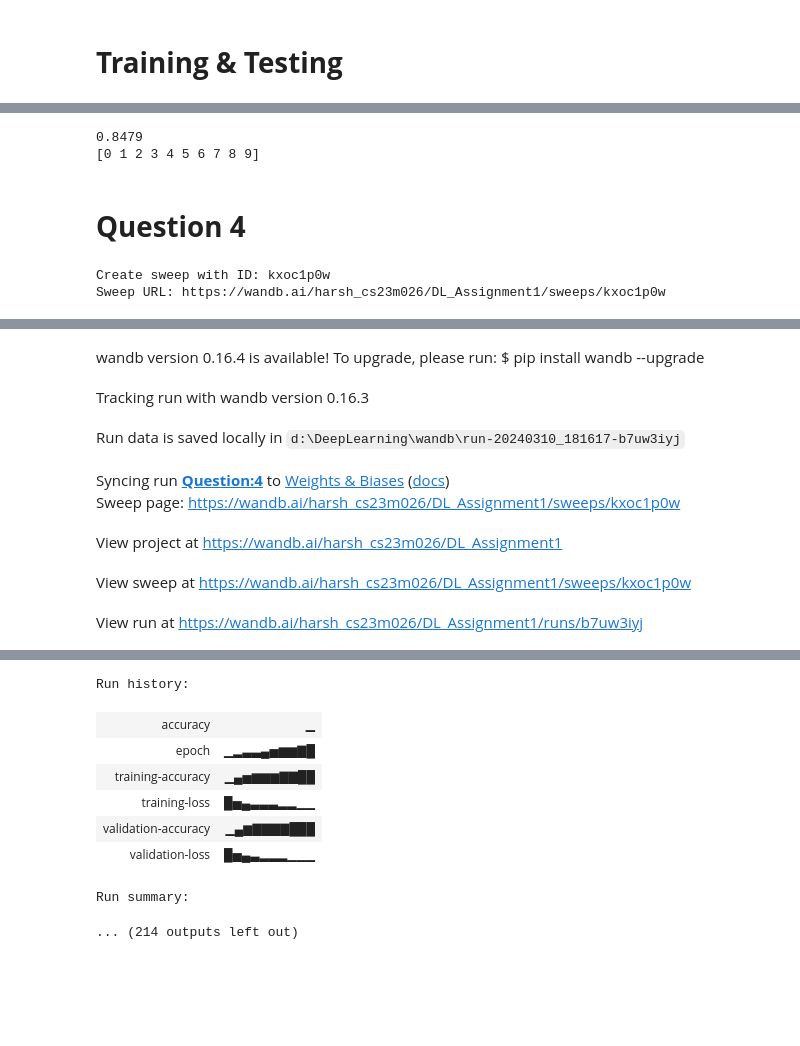
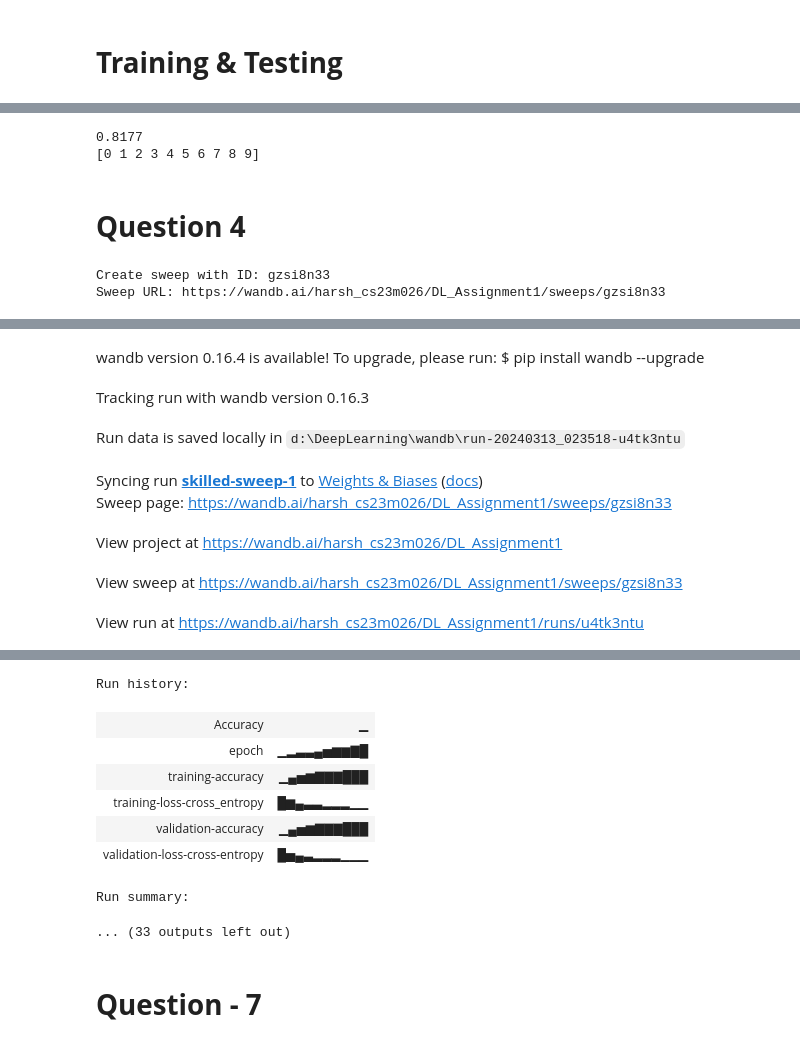
Before and after one commit to harshgupta1806/Feed-Forward-Neural-Network, a Jupyter notebook: DL_Assignment1_Final.ipynb, the cells around one changed output, grey strips where cells are left out. Drawn from its saved outputs; the diff is of its cells as text; code cells hidden in the pictures; blank space fills up the shorter version.

Commit message:
Added Confusion matrix (question - 7), and make code reliable for mnist dataset

```diff
--- a/DL_Assignment1_Final.ipynb
+++ b/DL_Assignment1_Final.ipynb
@@ -210,8 +222,12 @@ class Derivatives:
         Returns:
         - Derivative of the ReLU activation function
         """
-        g = self.fun.ReLU(x)  # Computing ReLU activation
-        return np.where(g > 0, 1, 0)  # Computing and returning derivative
+        # g = self.fun.ReLU(x)  # Computing ReLU activation
+        # return np.where(g > 0, 1, 0)  # Computing and returning derivative
+
+        x[x>0]=1
+        x[x<=0]=0
+        return x
 
 
     def derivatives(self, x, activation_function):
@@ -823,60 +848,60 @@ Validation-loss : 0.3735857713406364, Validation-accuracy:87.2%
 # %%
-test_data = input_matrix(x_test)
+test_data = input_matrix(fashion_mnist_test)
 y_pred1 = my_model.neural_network.forward_propagation(test_data)
 # y_pred2 = n2.forward_propogation(test_data, "tanh")
-accuracy1 = np.mean(np.argmax(y_pred1, axis = 1) == y_test)
+accuracy1 = np.mean(np.argmax(y_pred1, axis = 1) == fashion_mnist_test_label)
 # accuracy2 = np.mean(np.argmax(y_pred2, axis = 1) == y_train)
 
 print(accuracy1)
 print(np.unique(np.argmax(y_pred1, axis = 1)))
 # %% [output]
-0.8479
+0.8177
 [0 1 2 3 4 5 6 7 8 9]
 # %% [markdown]
 # **Question 4**
 # %%
 sweep_config = {
     'method' : 'bayes',
-    'metric' : { 'goal' : 'maximize', 'name' : 'accuracy'},
+    'metric' : { 'goal' : 'maximize', 'name' : 'Accuracy'},
+    'name' : 'mse v/s ce',
 
     'parameters' : {
         'activation' : {'values' : ['tanh', 'ReLU']},
         'batch_size' : {'values' : [32]},
-        'optimizer' : {'values' : ['rmsprop', 'adam', 'nadam']},
+        'optimizer' : {'values' : ['sgd', 'mgd', 'nag', 'rmsprop', 'adam', 'nadam']},
         'epochs' : {'values' : [10]},
         'weight_decay': {'values': [0]},
-        'beta': {'values': [0.5]},
+        'neuron_number' : {'values' : [32, 64]},
+        'beta': {'values': [0.9]}, #rmsprop, mgd, nag
+        'beta1' : {'values' : [0.999]},
         'beta2': {'values': [0.999]},
-        'learning_rate': {'values': [0.0005, 0.0001]},
+        'learning_rate': {'values': [0.001]},
         'initialization':{'values': ['xavier']},
-        'hidden_layers': {'values': [[16, 32, 64, 128, 256]]},
+        'hidden_layers': {'values': [2, 3, 4]},
         'loss_function' : {'values' : ['cross_entropy']},
         'epsilon' : {'values' : [1e-8]},
-        'beta1' : {'values' : [0.9]},
+        'momentum' : {'values' : [0.9]},
+        'dataset' : {'values' : ['fashion_mnist']}
     }
 }
 # %%
 def train():
-    var1 = wandb.init(project="DL_Assignment1", name="Question:4")
+    var1 = wandb.init(project="DL_Assignment1")
     var2 = var1.config
 
     # wandb.run.name = 'Optimizer:- ' + var2.optimizer + ' Epoch:- ' + str(var2.epochs) + " Avtivation_Function :- " + var2.activation + " Batch_Size :- " + str(var2.batch_size) + " Initialization :- " + var2.initialization + \
     #                 ' layers:-' + str(len(var2.hidden_layers)) +' decay:-' + str(var2.weight_decay) + ' beta:-' + str(var2.beta) + ' learning_rate:-' + str(var2.learning_rate) + \
     #                 ' beta2 :- ' + str(var2.beta)
 
-    wandb.run.name = f"hl_{len(var2.hidden_layers)}_bs_{var2.batch_size}_e_{var2.epochs}_act_{var2.activation}_eta_{var2.learning_rate}_err_{var2.loss_function}_init_{var2.initialization}"
+    wandb.run.name = f"hl_{var2.hidden_layers}_bs_{var2.batch_size}_e_{var2.epochs}_act_{var2.activation}_eta_{var2.learning_rate}_err_{var2.loss_function}_init_{var2.initialization}"
 
-    training_input = input_matrix(train_image)
-    test_image = input_matrix(x_test)
     PARAM_NEURAL_NETWORK = {
-        "input_size": training_input.shape[1],
-        "output_size": len(label),
         "hidden_layers": var2.hidden_layers,
+        "neuron_in_hidden_layer" : var2.neuron_number,
         "activation_function": var2.activation, # sigmoid, tanh, ReLU
-        "training_output": train_label,
-        "training_input": training_input,
         "loss_function" : var2.loss_function, # squared_loss, cross_entropy
         "init" : var2.initialization, #random, xavier
+        "dataset" : var2.dataset
     }
 
     PARAM_OPTIMIZER = {
@@ -886,7 +911,8 @@ def train():
         "weight_decay": var2.weight_decay,
         "epsilon": var2.epsilon,
         "beta2" : var2.beta2,
-        "beta1" : var2.beta1
+        "beta1" : var2.beta1,
+        "momentum" : var2.momentum
     }
 
     neural_network1 = Neural_Network(PARAM_NEURAL_NETWORK)
@@ -896,15 +922,15 @@ def train():
     t_loss, t_acc, v_loss, v_acc = my_model1.fit_data(batch_size=var2.batch_size, epochs=var2.epochs)
 
     print(f"Training-loss : {t_loss}, Training-accuracy:{t_acc}%, Validation-loss : {v_loss}, Validation-accuracy:{v_acc}%")    # Printing loss and accuracy for each epoch
-    loss, accuracy = my_model1.compute_performance(test_image, y_test)
+    loss, accuracy = my_model1.compute_performance(neural_network1.val_img, neural_network1.val_true)
     print(loss, accuracy)
-    wandb.log({"accuracy" : accuracy})
+    wandb.log({"Accuracy" : accuracy})
 # %%
 sweep_id = wandb.sweep(sweep_config, project="DL_Assignment1")
 # %% [output]
-Create sweep with ID: kxoc1p0w
-Sweep URL: https://wandb.ai/harsh_cs23m026/DL_Assignment1/sweeps/kxoc1p0w
+Create sweep with ID: gzsi8n33
+Sweep URL: https://wandb.ai/harsh_cs23m026/DL_Assignment1/sweeps/gzsi8n33
 # %%
-wandb.agent(sweep_id, train)
+wandb.agent(sweep_id,train, count = 3)
 wandb.finish()
 # %% [output]
@@ -926,9 +955,9 @@ Failed to detect the name of this notebook, you can set it manually with the WAN
 wandb: WARNING Ignored wandb.init() arg project when running a sweep.
 wandb version 0.16.4 is available! To upgrade, please run: $ pip install wandb --upgrade
 Tracking run with wandb version 0.16.3
-Run data is saved locally in d:\DeepLearning\wandb\run-20240310_181617-b7uw3iyj
+Run data is saved locally in d:\DeepLearning\wandb\run-20240313_023518-u4tk3ntu
-Syncing run Question:4 to Weights & Biases (docs)
-Sweep page: https://wandb.ai/harsh_cs23m026/DL_Assignment1/sweeps/kxoc1p0w
+Syncing run skilled-sweep-1 to Weights & Biases (docs)
+Sweep page: https://wandb.ai/harsh_cs23m026/DL_Assignment1/sweeps/gzsi8n33
 View project at https://wandb.ai/harsh_cs23m026/DL_Assignment1
-View sweep at https://wandb.ai/harsh_cs23m026/DL_Assignment1/sweeps/kxoc1p0w
+View sweep at https://wandb.ai/harsh_cs23m026/DL_Assignment1/sweeps/gzsi8n33
-View run at https://wandb.ai/harsh_cs23m026/DL_Assignment1/runs/b7uw3iyj
+View run at https://wandb.ai/harsh_cs23m026/DL_Assignment1/runs/u4tk3ntu
@@ -937,12 +966,12 @@ Training-loss : 0.33261255984190574, Training-accuracy:87.54166666666666%, Valid
 Run history:
-| accuracy | ▁ |
+| Accuracy | ▁ |
 | epoch | ▁▂▃▃▄▅▆▆▇█ |
-| training-accuracy | ▁▄▅▆▆▆▇▇██ |
-| training-loss | █▅▄▃▃▃▂▂▁▁ |
-| validation-accuracy | ▁▄▆▇▇▇▇███ |
-| validation-loss | █▅▄▃▂▂▂▁▁▁ |
+| training-accuracy | ▁▄▅▆▇▇▇███ |
+| training-loss-cross_entropy | █▆▄▃▃▂▂▂▁▁ |
+| validation-accuracy | ▁▄▅▆▇▇▇███ |
+| validation-loss-cross-entropy | █▅▄▃▂▂▂▁▁▁ |
 Run summary:
-... (214 outputs left out)
+... (33 outputs left out)
 # %%
 
 # PARAM_NEURAL_NETWORK = {
@@ -973,3 +1002,5 @@ Run summary:
 # my_model.fit_data(batch_size=32, epochs=10)
 
 # accuracy : - 88.84
+# %% [markdown]
+# **Question - 7**
```
Also changed, not shown: parts of 19 cells of this notebook, 18 other files.
